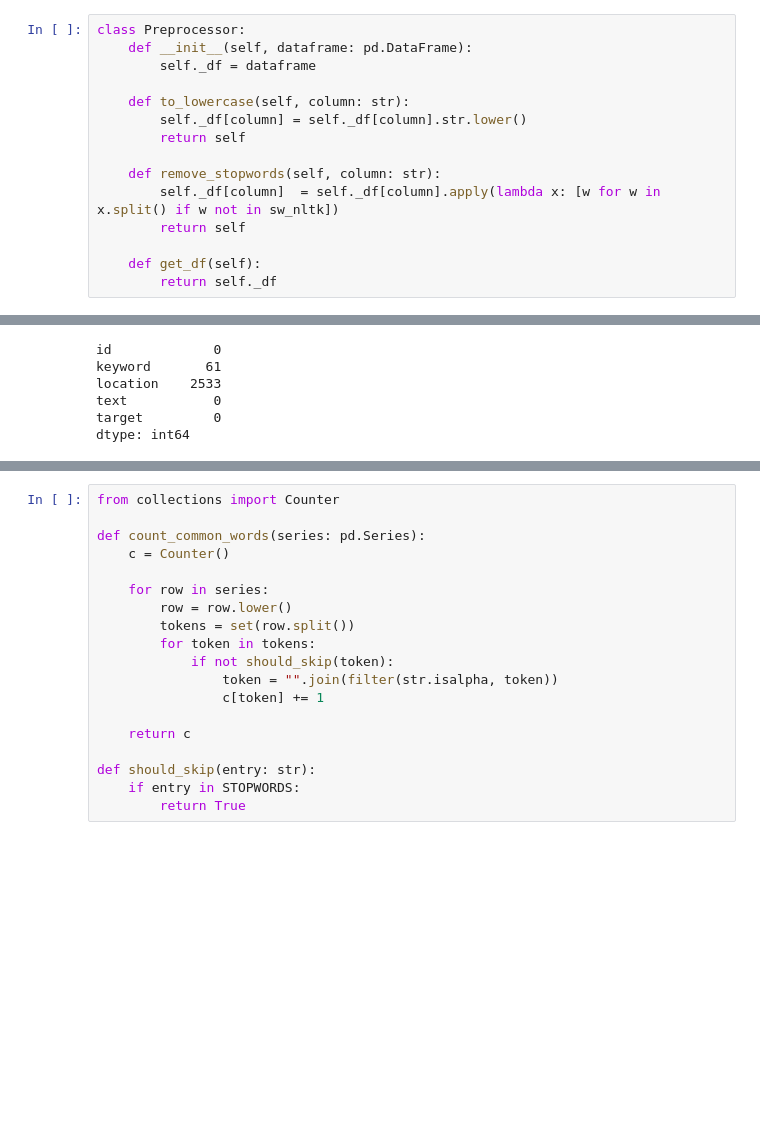
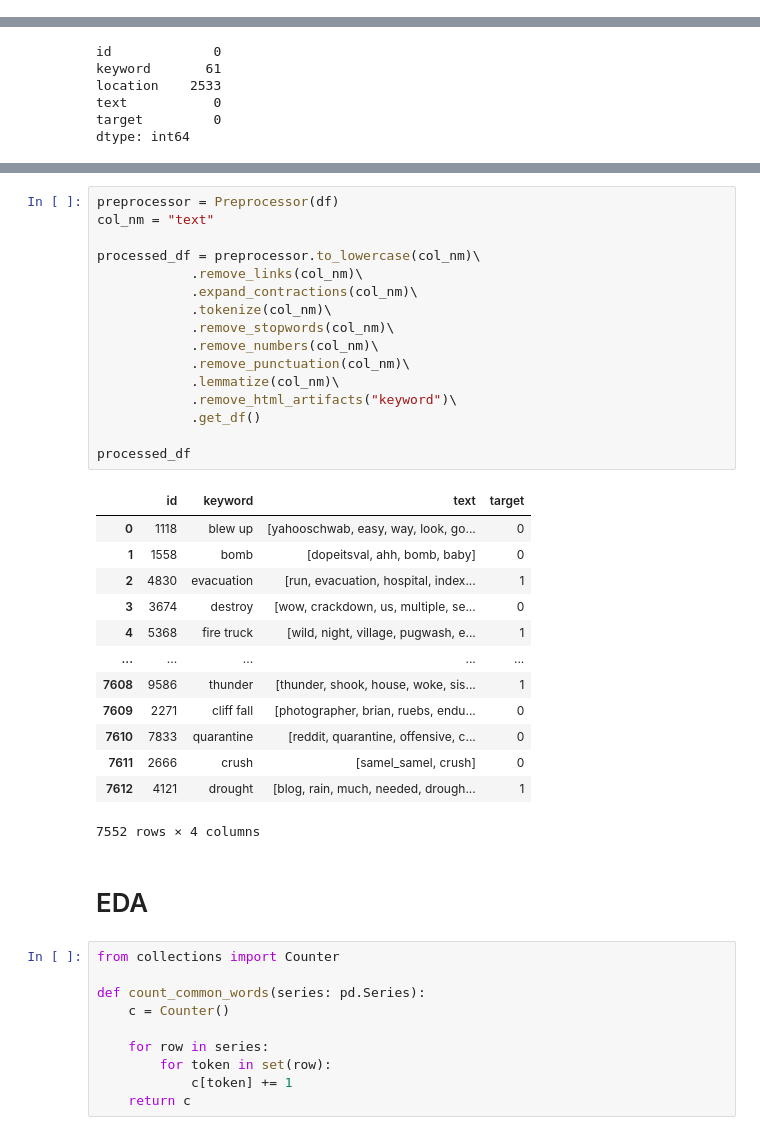
Before and after one commit to victorcoelh/kaggle-projects, a Jupyter notebook: tweets/tweets.ipynb, the cells around one changed output, grey strips where cells are left out. Cells and saved outputs as stored; diff of their text form; blank space fills up the shorter version.

```diff
--- a/tweets/tweets.ipynb
+++ b/tweets/tweets.ipynb
@@ -36,15 +16,0 @@ sw_nltk = nltk.corpus.stopwords.words("english")
-# %%
-class Preprocessor:
-    def __init__(self, dataframe: pd.DataFrame):
-        self._df = dataframe
-
-    def to_lowercase(self, column: str):
-        self._df[column] = self._df[column].str.lower()
-        return self
-
-    def remove_stopwords(self, column: str):
-        self._df[column]  = self._df[column].apply(lambda x: [w for w in x.split() if w not in sw_nltk])
-        return self
-
-    def get_df(self):
-        return self._df
@@ -90,3 +148,35 @@ dtype: int64
+# %%
+preprocessor = Preprocessor(df)
+col_nm = "text"
+
+processed_df = preprocessor.to_lowercase(col_nm)\
+            .remove_links(col_nm)\
+            .expand_contractions(col_nm)\
+            .tokenize(col_nm)\
+            .remove_stopwords(col_nm)\
+            .remove_numbers(col_nm)\
+            .remove_punctuation(col_nm)\
+            .lemmatize(col_nm)\
+            .remove_html_artifacts("keyword")\
+            .get_df()
+
+processed_df
+# %% [output]
+|  | id | keyword | text | target |
+| 0 | 1118 | blew up | [yahooschwab, easy, way, look, go... | 0 |
+| 1 | 1558 | bomb | [dopeitsval, ahh, bomb, baby] | 0 |
+| 2 | 4830 | evacuation | [run, evacuation, hospital, index... | 1 |
+| 3 | 3674 | destroy | [wow, crackdown, us, multiple, se... | 0 |
+| 4 | 5368 | fire truck | [wild, night, village, pugwash, e... | 1 |
+| ... | ... | ... | ... | ... |
+| 7608 | 9586 | thunder | [thunder, shook, house, woke, sis... | 1 |
+| 7609 | 2271 | cliff fall | [photographer, brian, ruebs, endu... | 0 |
+| 7610 | 7833 | quarantine | [reddit, quarantine, offensive, c... | 0 |
+| 7611 | 2666 | crush | [samel_samel, crush] | 0 |
+| 7612 | 4121 | drought | [blog, rain, much, needed, drough... | 1 |
+7552 rows × 4 columns
+# %% [markdown]
+# EDA
 # %%
 from collections import Counter
 
@@ -94,16 +184,7 @@ def count_common_words(series: pd.Series):
     c = Counter()
 
     for row in series:
-        row = row.lower()
-        tokens = set(row.split())
-        for token in tokens:
-            if not should_skip(token):
-                token = "".join(filter(str.isalpha, token))
-                c[token] += 1
-
+        for token in set(row):
+            c[token] += 1
     return c
-
-def should_skip(entry: str):
-    if entry in STOPWORDS:
-        return True
 # %%
```
Also changed, not shown: parts of 31 cells of this notebook.
